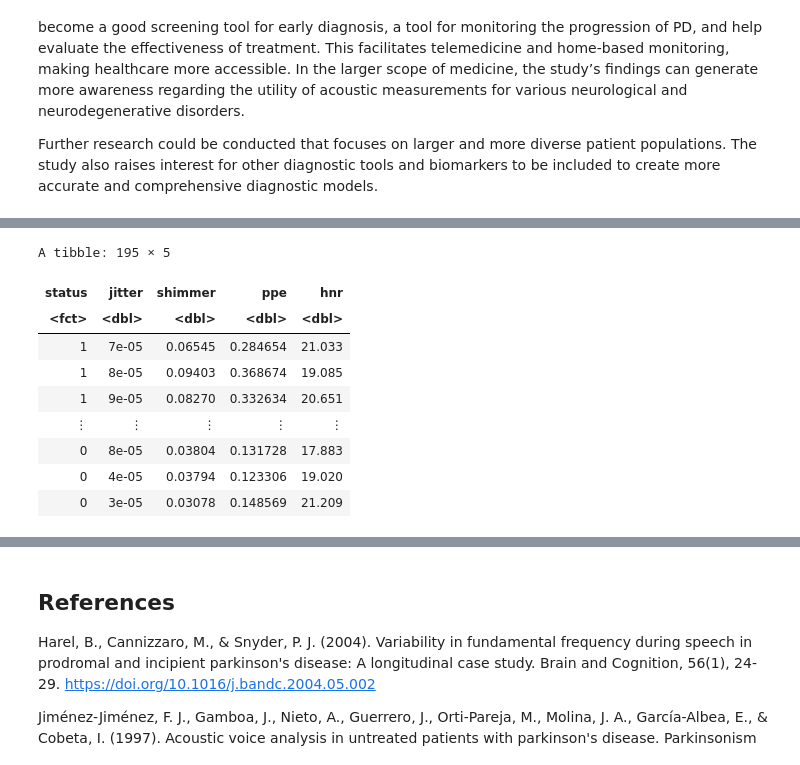
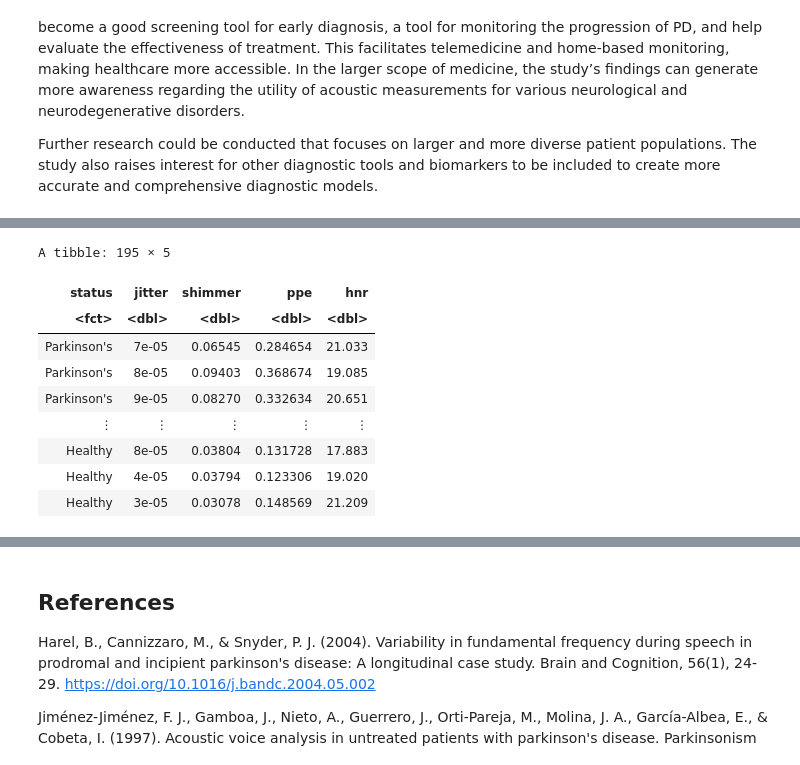
Before and after one commit to naomichoong/ds_project, a Jupyter notebook: Group Proposal.ipynb, the cells around one changed output, grey strips where cells are left out. Saved outputs shown, nothing was run; the diff lists cells and outputs as text; code cells hidden in the pictures.

```diff
--- a/Group Proposal.ipynb
+++ b/Group Proposal.ipynb
@@ -60,23 +62,23 @@ A spec_tbl_df: 195 × 24
 # %%
 # Tidying and modifying parkinsons dataset
 
 parkinsons_data <- parkinsons_data |>
     select(status, "MDVP:Jitter(Abs)", "Shimmer:DDA", PPE, HNR) |>
     rename(jitter = "MDVP:Jitter(Abs)", shimmer = "Shimmer:DDA", ppe = PPE, hnr = HNR) |>
-    mutate(status = as_factor(status))
-
+    mutate(status = as_factor(status)) |>
+    mutate(status = fct_recode(status, "Parkinson's" = "1", "Healthy" = "0"))
 parkinsons_data
 # %% [output]
 A tibble: 195 × 5
 | status | jitter | shimmer | ppe | hnr |
 | <fct> | <dbl> | <dbl> | <dbl> | <dbl> |
-| 1 | 7e-05 | 0.06545 | 0.284654 | 21.033 |
-| 1 | 8e-05 | 0.09403 | 0.368674 | 19.085 |
-| 1 | 9e-05 | 0.08270 | 0.332634 | 20.651 |
+| Parkinson's | 7e-05 | 0.06545 | 0.284654 | 21.033 |
+| Parkinson's | 8e-05 | 0.09403 | 0.368674 | 19.085 |
+| Parkinson's | 9e-05 | 0.08270 | 0.332634 | 20.651 |
 | ⋮ | ⋮ | ⋮ | ⋮ | ⋮ |
-| 0 | 8e-05 | 0.03804 | 0.131728 | 17.883 |
-| 0 | 4e-05 | 0.03794 | 0.123306 | 19.020 |
-| 0 | 3e-05 | 0.03078 | 0.148569 | 21.209 |
+| Healthy | 8e-05 | 0.03804 | 0.131728 | 17.883 |
+| Healthy | 4e-05 | 0.03794 | 0.123306 | 19.020 |
+| Healthy | 3e-05 | 0.03078 | 0.148569 | 21.209 |
 # %%
 # Using intital split to create training and testing datasets
 
```
Also changed, not shown: parts of 4 cells of this notebook.
